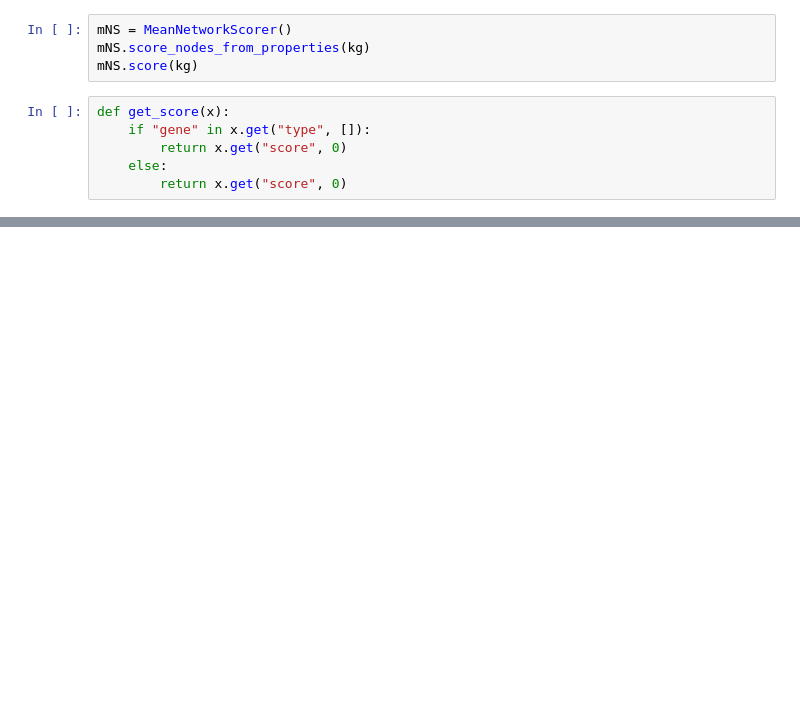
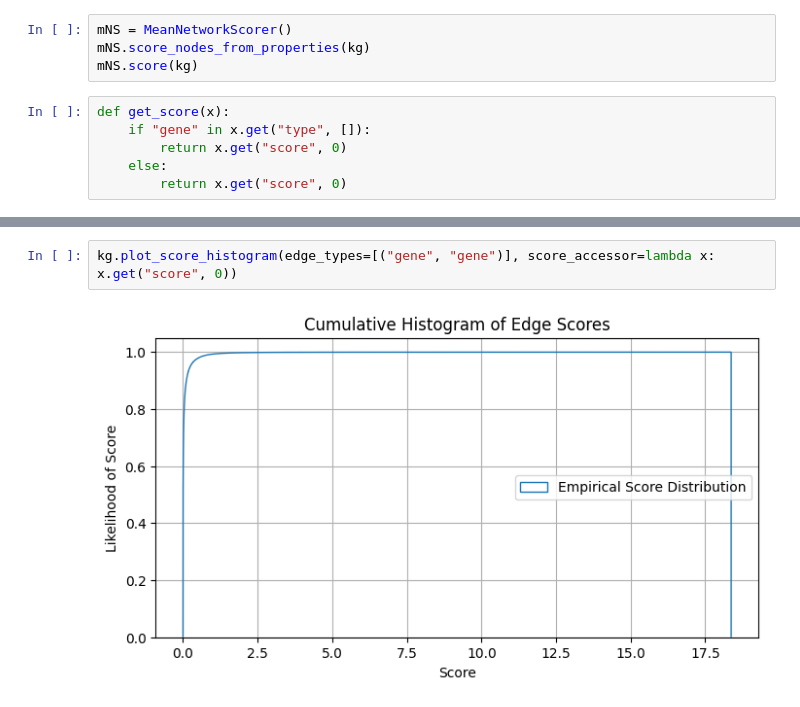
Before and after one commit to mjoppich/PICASO, a Jupyter notebook: scripts/create_basic_knowledgegraph.ipynb, the cells around one changed output, grey strips where cells are left out. Cells and saved outputs as stored; diff of their text form; blank space fills up the shorter version.

```diff
--- a/scripts/create_basic_knowledgegraph.ipynb
+++ b/scripts/create_basic_knowledgegraph.ipynb
@@ -176,2 +205,6 @@ kg.plot_node_attribute_distribution(get_score, node_types=["drug"])
+# %%
+kg.plot_score_histogram(edge_types=[("gene", "gene")], score_accessor=lambda x: x.get("score", 0))
+# %% [output]
+[figure, added]
 # %%
 kg.plot_score_histogram(edge_types=[("gene", "gene")], score_accessor=lambda x: x.get("score_zscore", 0))
```
Also changed, not shown: parts of 32 cells of this notebook, 6 other files.
